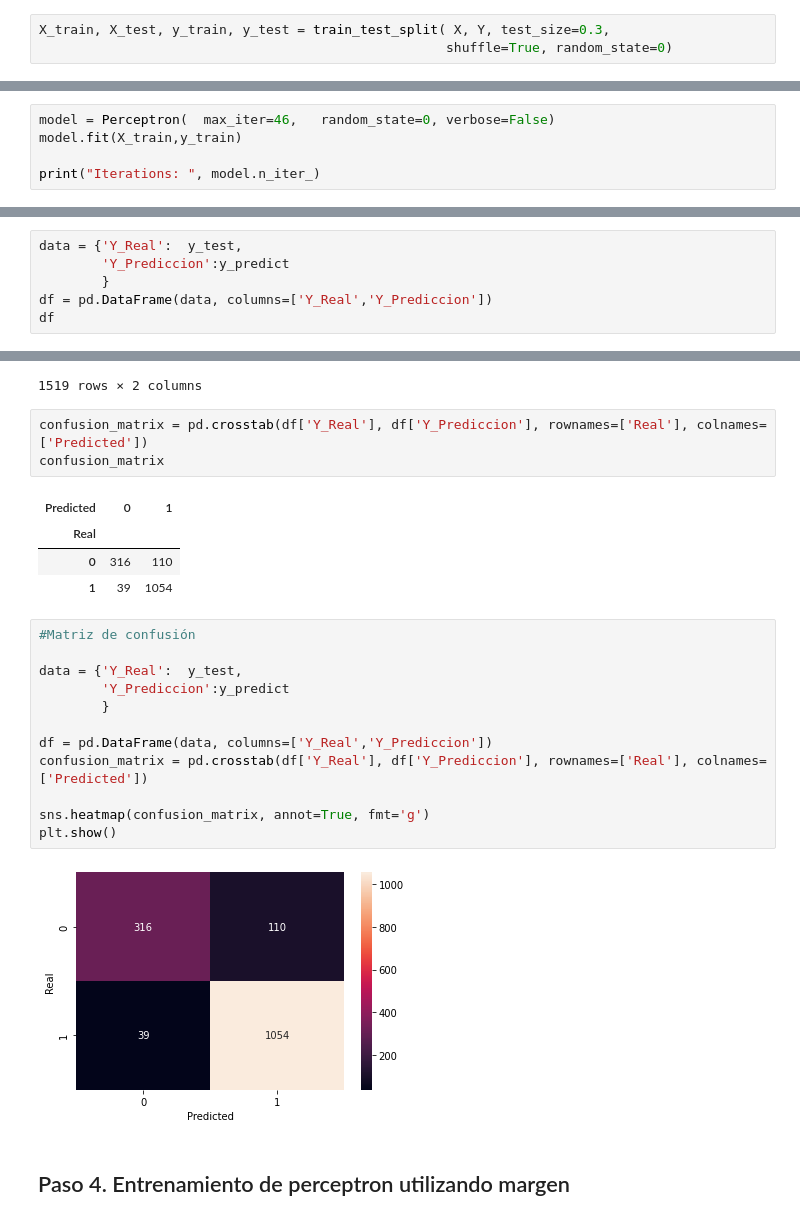
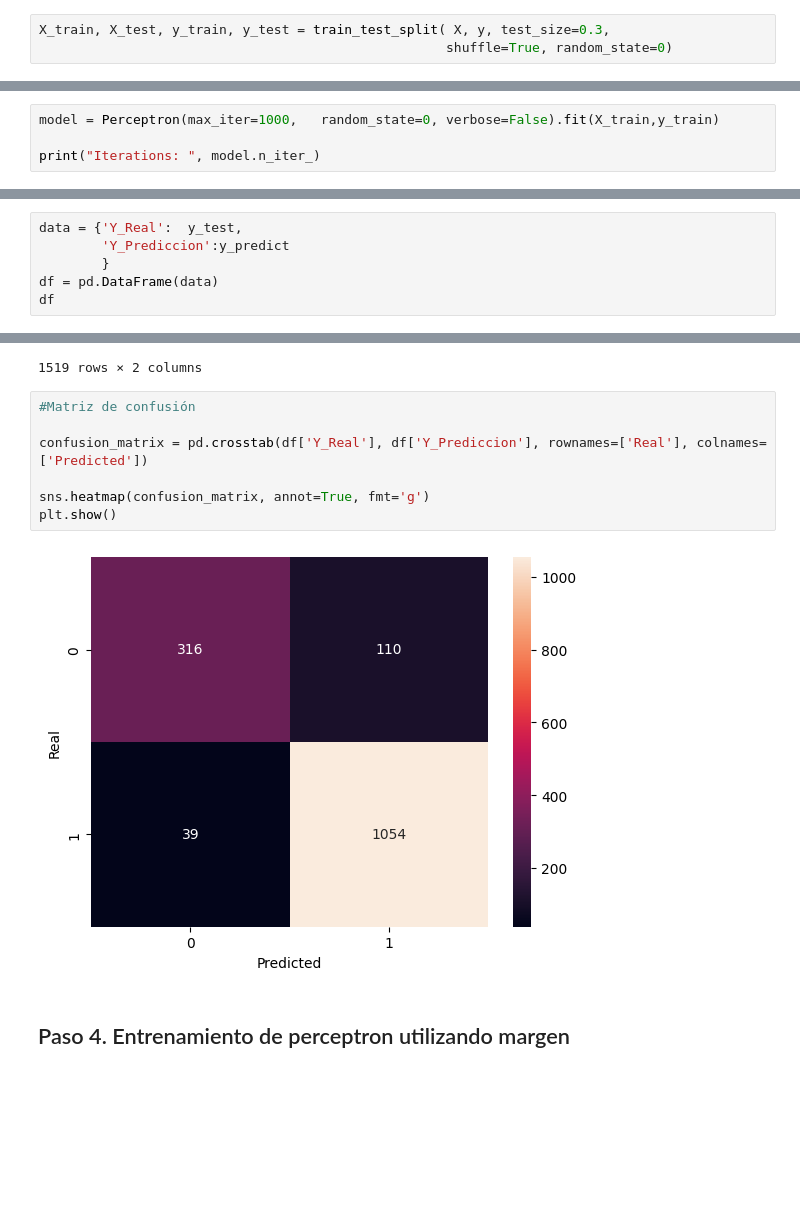
Before and after one commit to AnIsAsPe/ClassificadorCancerEsofago, a Jupyter notebook: Notebooks/PerceptronClasificadorCancerEsófago.ipynb, the cells around one changed output, grey strips where cells are left out. Saved outputs shown, nothing was run; the diff lists cells and outputs as text; blank space fills up the shorter version.

```diff
--- a/Notebooks/PerceptronClasificadorCancerEsófago.ipynb
+++ b/Notebooks/PerceptronClasificadorCancerEsófago.ipynb
@@ -226,5 +226,5 @@ Name: class_number, dtype: int64
 # %%
-X_train, X_test, y_train, y_test = train_test_split( X, Y, test_size=0.3,
+X_train, X_test, y_train, y_test = train_test_split( X, y, test_size=0.3,
                                                     shuffle=True, random_state=0)
 # %%
 # ¿Cómo son los conjuntos de entrenamiento y prueba?
@@ -255,8 +255,7 @@ Displasia o Cáncer:  1093
 # %% [markdown]
 ### 3.2  Entrenamiento
 # %%
-model = Perceptron(  max_iter=46,   random_state=0, verbose=False)
-model.fit(X_train,y_train)
+model = Perceptron(max_iter=1000,   random_state=0, verbose=False).fit(X_train,y_train)
 
 print("Iterations: ", model.n_iter_)
 # %% [output]
@@ -298,7 +300,7 @@ Precisión conjunto prueba: 90.19%
 data = {'Y_Real':  y_test,
         'Y_Prediccion':y_predict
         }
-df = pd.DataFrame(data, columns=['Y_Real','Y_Prediccion'])
+df = pd.DataFrame(data)
 df
 # %% [output]
 |  | Y_Real | Y_Prediccion |
@@ -315,27 +317,14 @@ df
 | 4906 | 1 | 1 |
 1519 rows × 2 columns
 # %%
+#Matriz de confusión
+
 confusion_matrix = pd.crosstab(df['Y_Real'], df['Y_Prediccion'], rownames=['Real'], colnames=['Predicted'])
-confusion_matrix
+
+sns.heatmap(confusion_matrix, annot=True, fmt='g')
+plt.show()
 # %% [output]
-| Predicted | 0 | 1 |
-| Real |  |  |
-| 0 | 316 | 110 |
-| 1 | 39 | 1054 |
+[figure, added]
-# %%
-#Matriz de confusión
-
-data = {'Y_Real':  y_test,
-        'Y_Prediccion':y_predict
-        }
-
-df = pd.DataFrame(data, columns=['Y_Real','Y_Prediccion'])
-confusion_matrix = pd.crosstab(df['Y_Real'], df['Y_Prediccion'], rownames=['Real'], colnames=['Predicted'])
-
-sns.heatmap(confusion_matrix, annot=True, fmt='g')
-plt.show()
-# %% [output]
-[figure, removed]
 # %% [markdown]
 ## Paso 4. Entrenamiento de perceptron utilizando margen
 # %%
```
Also changed, not shown: parts of 30 cells of this notebook.
